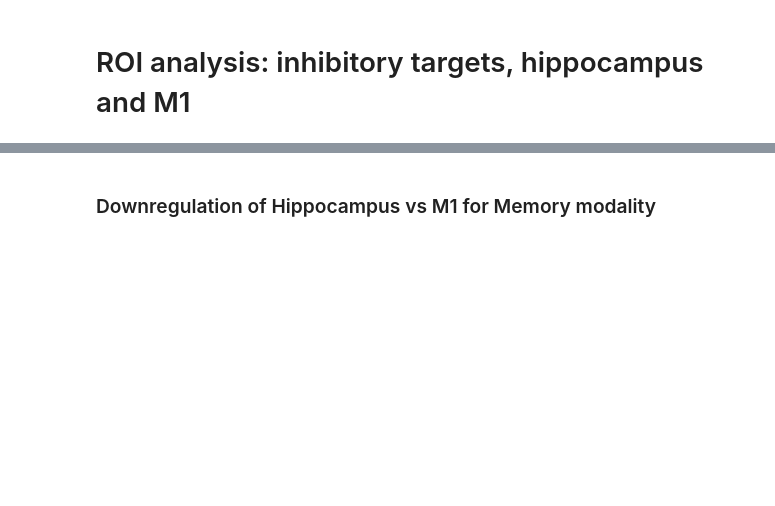
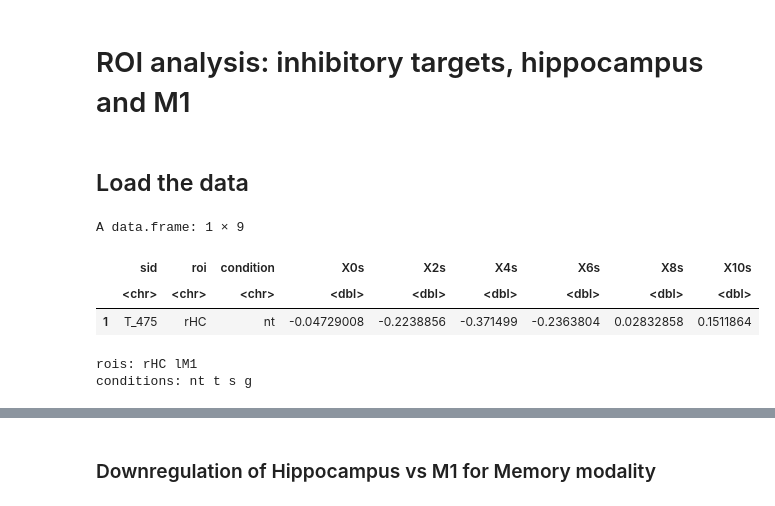
Before and after one commit to dcdace/Domain-general, a Jupyter notebook: Analysis_Notebook_08.ipynb, the cells around one changed output, grey strips where cells are left out. Cells and saved outputs as stored; diff of their text form; code cells hidden in the pictures; blank space fills up the shorter version.

```diff
--- a/Analysis_Notebook_08.ipynb
+++ b/Analysis_Notebook_08.ipynb
@@ -994,3 +1028,26 @@ grid.arrange(
 [figure]
 # %% [markdown]
 # ROI analysis: inhibitory targets, hippocampus and M1
+# %% [markdown]
+## Load the data
+# %%
+# ----------------------------------------------------------------------
+# GET THE DATA
+# ----------------------------------------------------------------------
+# Load
+data <-
+ read.csv('https://raw.githubusercontent.com/dcdace/tmp/master/data/targetROIs_psc.csv')
+
+# Have a look what it contains
+head(data,1)
+cat('rois: ')
+cat(unique(data$roi))
+cat('\nconditions: ')
+cat(unique(data$condition))
+# %% [output]
+A data.frame: 1 × 9
+|  | sid | roi | condition | X0s | X2s | X4s | X6s | X8s | X10s |
+|  | <chr> | <chr> | <chr> | <dbl> | <dbl> | <dbl> | <dbl> | <dbl> | <dbl> |
+| 1 | T_475 | rHC | nt | -0.04729008 | -0.2238856 | -0.371499 | -0.2363804 | 0.02832858 | 0.1511864 |
+rois: rHC lM1
+conditions: nt t s g
```
Also changed, not shown: parts of 53 cells of this notebook.
